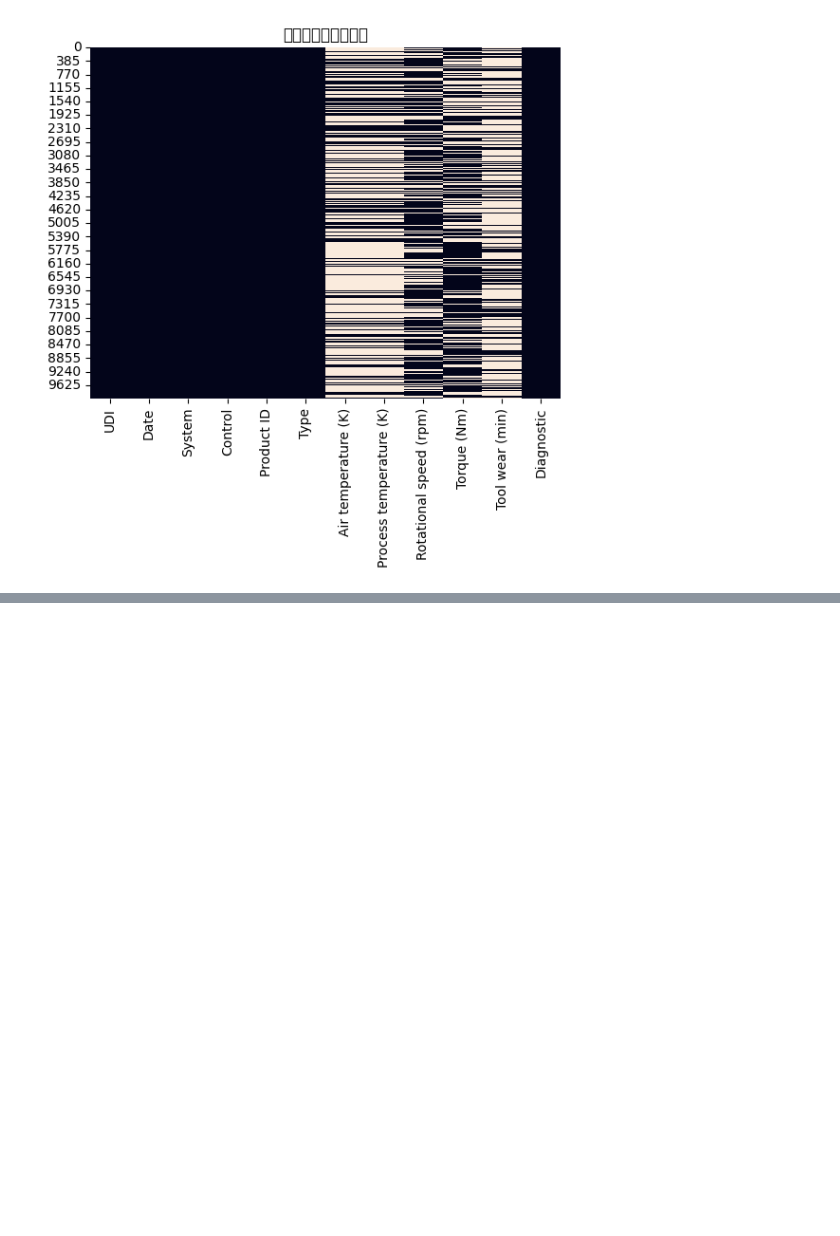
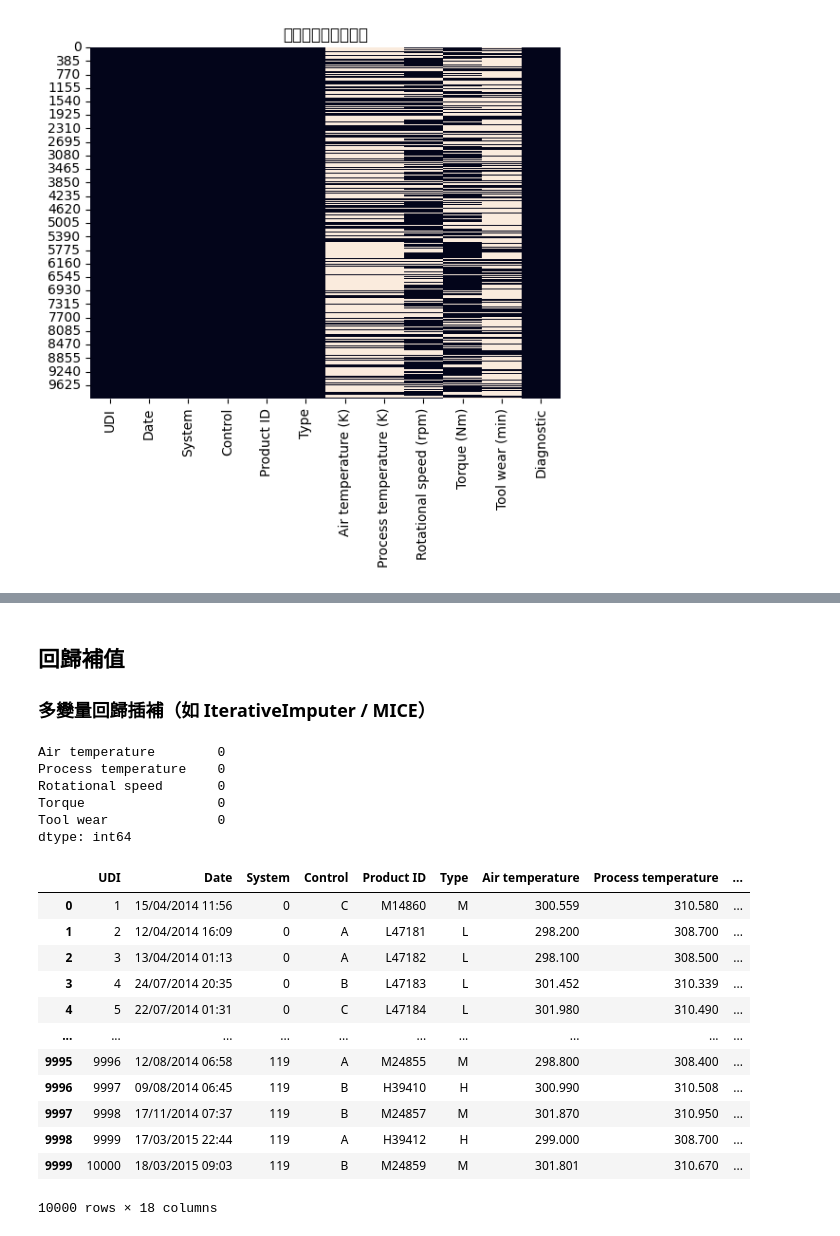
Before and after one commit to sean50311/MDS-project, a Jupyter notebook: workspace/Sean/run.ipynb, the cells around one changed output, grey strips where cells are left out. Cells and saved outputs as stored; diff of their text form; code cells hidden in the pictures; blank space fills up the shorter version.

```diff
--- a/workspace/Sean/run.ipynb
+++ b/workspace/Sean/run.ipynb
@@ -77,0 +253,54 @@ plt.show()
+# %% [markdown]
+## 回歸補值
+### 多變量回歸插補（如 IterativeImputer / MICE）
+# %%
+from sklearn.experimental import enable_iterative_imputer  # 需要先import這個才能用
+from sklearn.impute import IterativeImputer
+from sklearn.ensemble import RandomForestRegressor
+
+df = processed_new_data.copy()
+
+# 1. Tool wear 用 rolling average
+tool_wear_col = 'Tool wear'
+df[tool_wear_col] = (
+    df[tool_wear_col]
+    .fillna(df[tool_wear_col].rolling(window=5, min_periods=1).mean())
+    .fillna(method='ffill')
+    .fillna(method='bfill')
+    .fillna(df[tool_wear_col].mean())
+)
+# 2. 其他四個欄位用 IterativeImputer
+other_cols = [
+    'Air temperature',
+    'Process temperature',
+    'Rotational speed',
+    'Torque'
+]
+imputer = IterativeImputer(estimator=RandomForestRegressor(), random_state=0, max_iter=10, initial_strategy='mean')
+df[other_cols] = imputer.fit_transform(df[other_cols])
+
+# 檢查有沒有 NaN
+print(df[other_cols + [tool_wear_col]].isnull().sum())
+# %% [output]
+Air temperature        0
+Process temperature    0
+Rotational speed       0
+Torque                 0
+Tool wear              0
+dtype: int64
+# %%
+df
+# %% [output]
+|  | UDI | Date | System | Control | Product ID | Type | Air temperature | Process temperature | ... |
+| 0 | 1 | 15/04/2014 11:56 | 0 | C | M14860 | M | 300.559 | 310.580 | ... |
+| 1 | 2 | 12/04/2014 16:09 | 0 | A | L47181 | L | 298.200 | 308.700 | ... |
+| 2 | 3 | 13/04/2014 01:13 | 0 | A | L47182 | L | 298.100 | 308.500 | ... |
+| 3 | 4 | 24/07/2014 20:35 | 0 | B | L47183 | L | 301.452 | 310.339 | ... |
+| 4 | 5 | 22/07/2014 01:31 | 0 | C | L47184 | L | 301.980 | 310.490 | ... |
+| ... | ... | ... | ... | ... | ... | ... | ... | ... | ... |
+| 9995 | 9996 | 12/08/2014 06:58 | 119 | A | M24855 | M | 298.800 | 308.400 | ... |
+| 9996 | 9997 | 09/08/2014 06:45 | 119 | B | H39410 | H | 300.990 | 310.508 | ... |
+| 9997 | 9998 | 17/11/2014 07:37 | 119 | B | M24857 | M | 301.870 | 310.950 | ... |
+| 9998 | 9999 | 17/03/2015 22:44 | 119 | A | H39412 | H | 299.000 | 308.700 | ... |
+| 9999 | 10000 | 18/03/2015 09:03 | 119 | B | M24859 | M | 301.801 | 310.670 | ... |
+10000 rows × 18 columns
```
Also changed, not shown: parts of 17 cells of this notebook, 9 other files.
